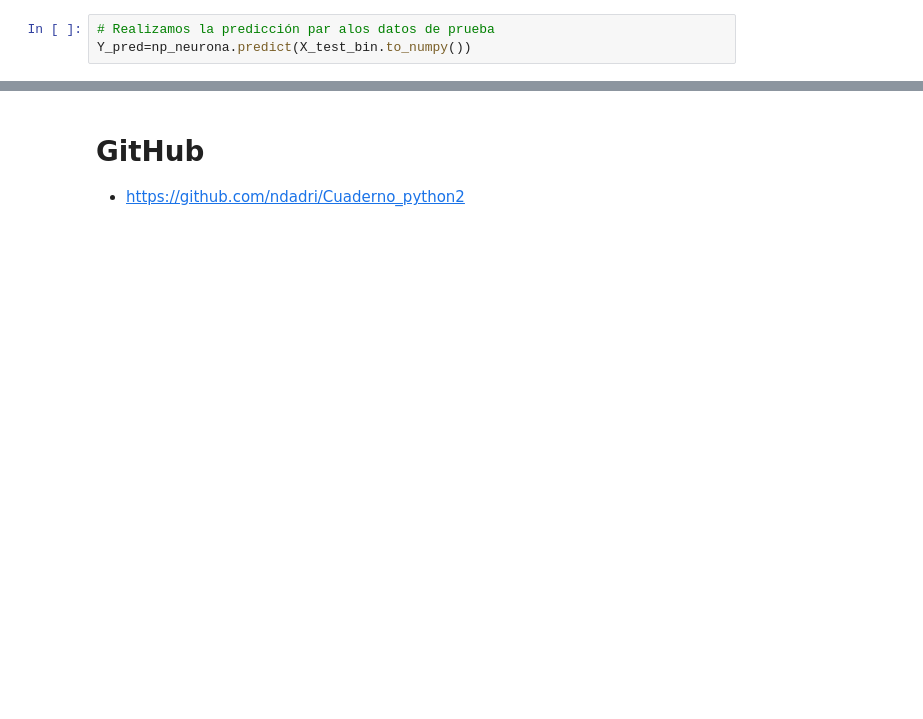
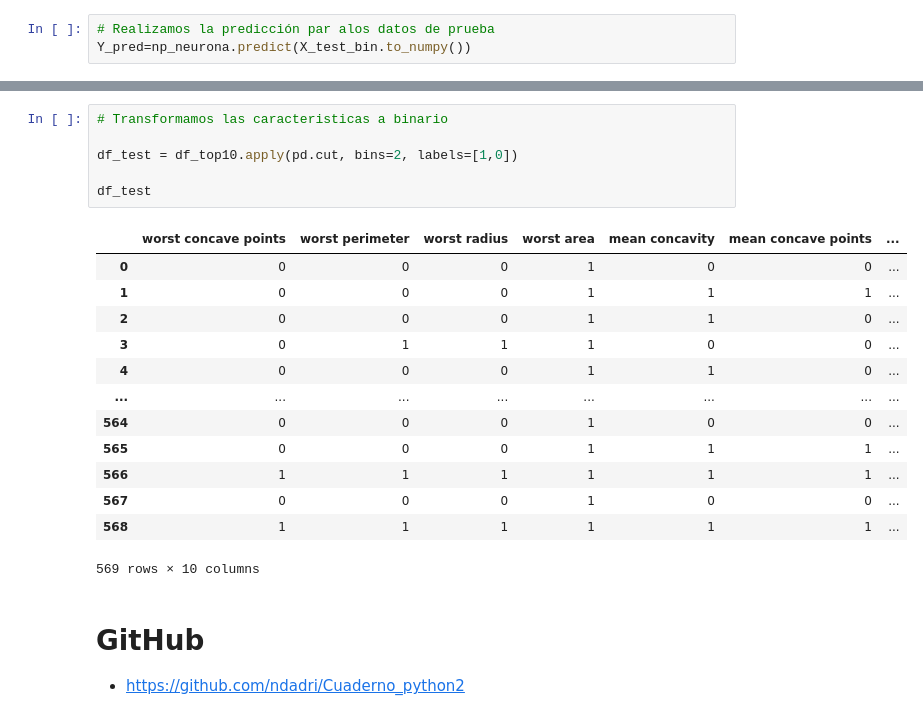
Before and after one commit to ndadri/Cuaderno_python2, a Jupyter notebook: NeuronaDeMcCullochYpitts.ipynb, the cells around one changed output, grey strips where cells are left out. Drawn from its saved outputs; the diff is of its cells as text; blank space fills up the shorter version.

```diff
--- a/NeuronaDeMcCullochYpitts.ipynb
+++ b/NeuronaDeMcCullochYpitts.ipynb
@@ -212,3 +266,23 @@ accuracy_score(y_test, Y_pred)
+# %%
+# Transformamos las caracteristicas a binario
+
+df_test = df_top10.apply(pd.cut, bins=2, labels=[1,0])
+
+df_test
+# %% [output]
+|  | worst concave points | worst perimeter | worst radius | worst area | mean concavity | mean concave points | ... |
+| 0 | 0 | 0 | 0 | 1 | 0 | 0 | ... |
+| 1 | 0 | 0 | 0 | 1 | 1 | 1 | ... |
+| 2 | 0 | 0 | 0 | 1 | 1 | 0 | ... |
+| 3 | 0 | 1 | 1 | 1 | 0 | 0 | ... |
+| 4 | 0 | 0 | 0 | 1 | 1 | 0 | ... |
+| ... | ... | ... | ... | ... | ... | ... | ... |
+| 564 | 0 | 0 | 0 | 1 | 0 | 0 | ... |
+| 565 | 0 | 0 | 0 | 1 | 1 | 1 | ... |
+| 566 | 1 | 1 | 1 | 1 | 1 | 1 | ... |
+| 567 | 0 | 0 | 0 | 1 | 0 | 0 | ... |
+| 568 | 1 | 1 | 1 | 1 | 1 | 1 | ... |
+569 rows × 10 columns
 # %% [markdown]
 # GitHub
 
```
Also changed, not shown: parts of 17 cells of this notebook.
